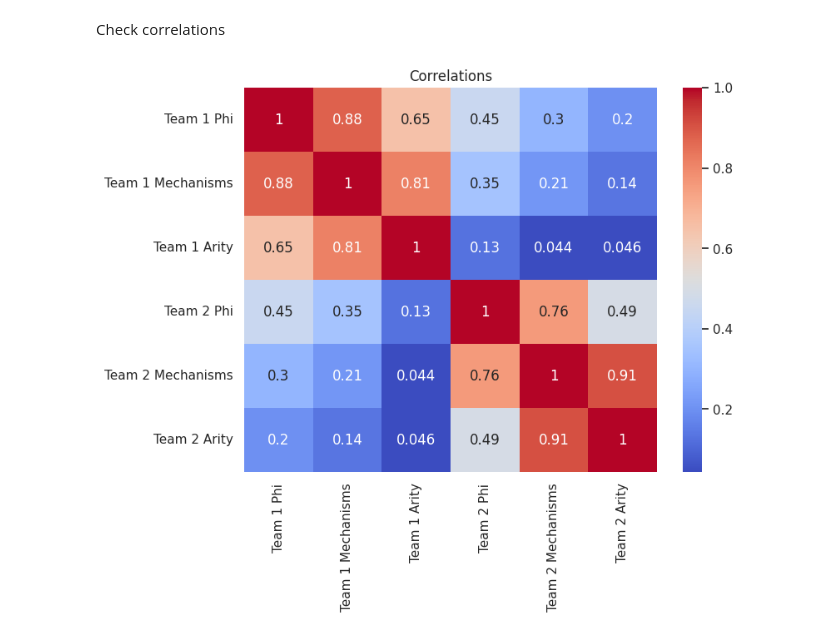
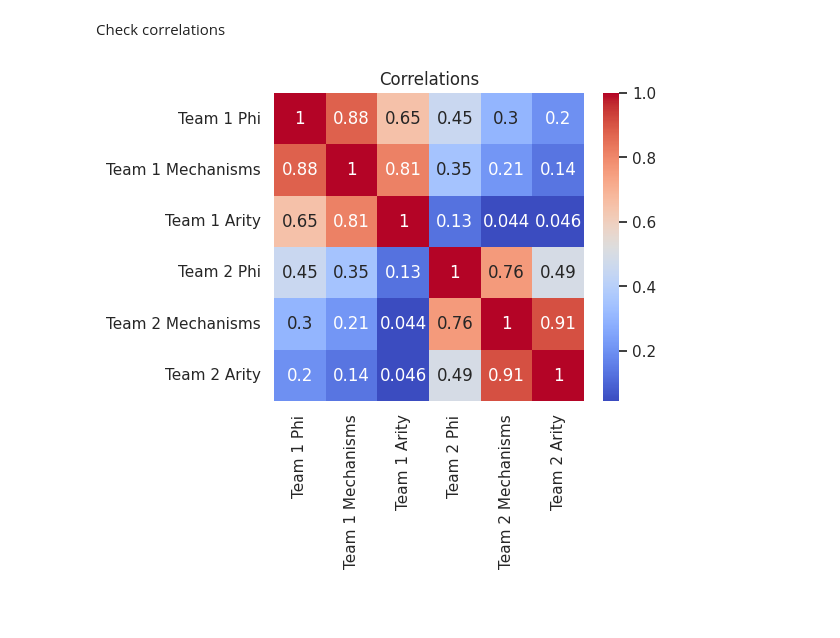
Before and after one commit to dralvima/IITmethods, a Jupyter notebook: Both_Teams_Soccer_PHI_state_timeseries_w_mechanisms.ipynb, the cells around one changed output. Saved outputs shown, nothing was run; the diff lists cells and outputs as text; code cells hidden in the pictures; blank space fills up the shorter version.

```diff
--- a/Both_Teams_Soccer_PHI_state_timeseries_w_mechanisms.ipynb
+++ b/Both_Teams_Soccer_PHI_state_timeseries_w_mechanisms.ipynb
@@ -465,20 +465,20 @@ team2_phi_mechanisms = team2_phi_results[4]
 team2_phi_states = team2_phi_results[1]
 
 team1_state_to_index = {tuple(state): index for index, state in enumerate(team1_phi_states)}
-team2_state_to_index = {tuple(state): index for index, state in enumerate(team1_phi_states)}
+team2_state_to_index = {tuple(state): index for index, state in enumerate(team2_phi_states)}
 
 # Function to determine the highest order of mechanism
 def highest_order(mechanisms):
     return max(len(m) for m in mechanisms) if mechanisms else 0
 
 # Map the number of mechanisms and their highest orders to the original time series
-team1_mechanism_counts = [len(team1_phi_mechanisms[state_to_index[tuple(state)]]) for state in team1_selected_players_data.T]
-team1_highest_orders = [highest_order(team1_phi_mechanisms[state_to_index[tuple(state)]]) for state in team1_selected_players_data.T]
-team2_mechanism_counts = [len(team2_phi_mechanisms[state_to_index[tuple(state)]]) for state in team2_selected_players_data.T]
-team2_highest_orders = [highest_order(team2_phi_mechanisms[state_to_index[tuple(state)]]) for state in team2_selected_players_data.T]
+team1_mechanism_counts = [len(team1_phi_mechanisms[team1_state_to_index[tuple(state)]]) for state in team1_selected_players_data.T]
+team1_highest_orders = [highest_order(team1_phi_mechanisms[team1_state_to_index[tuple(state)]]) for state in team1_selected_players_data.T]
+team2_mechanism_counts = [len(team2_phi_mechanisms[team2_state_to_index[tuple(state)]]) for state in team2_selected_players_data.T]
+team2_highest_orders = [highest_order(team2_phi_mechanisms[team2_state_to_index[tuple(state)]]) for state in team2_selected_players_data.T]
 
 # Maximum order among all mechanisms
-max_order = max(highest_orders)
+max_order = max(team1_highest_orders)
 
 # Define a custom colormap
 colors = ['lightblue', 'lightgreen', 'lightyellow', 'lightpink']  # For orders 1, 2, 3, ...
@@ -542,32 +542,32 @@ team1_moving_avg_phi = team1_moving_avg_phi[:team1_min_length]
 team1_moving_avg_mechanism_counts = team1_moving_avg_mechanism_counts[:team1_min_length]
 team1_moving_avg_highest_orders = team1_moving_avg_highest_orders[:team1_min_length]
 
 # Team2
 team2_moving_avg_phi = team2_moving_avg
 team2_min_length = min(len(team2_moving_avg_phi), len(team2_moving_avg_mechanism_counts), len(team2_moving_avg_highest_orders))
 team2_moving_avg_phi = team2_moving_avg_phi[:team1_min_length]
 team2_moving_avg_mechanism_counts = team2_moving_avg_mechanism_counts[:team2_min_length]
 team2_moving_avg_highest_orders = team2_moving_avg_highest_orders[:team2_min_length]
 
 # Concatenating the data for both teams
 combined_data = np.array([
     team1_moving_avg_phi,
     team1_moving_avg_mechanism_counts,
     team1_moving_avg_highest_orders,
     team2_moving_avg_phi,
     team2_moving_avg_mechanism_counts,
     team2_moving_avg_highest_orders
 ])
 
 # Compute the correlation matrix for the combined data
 correlation_matrix = np.corrcoef(combined_data)
 
 # Plotting the correlation matrix
-plt.figure(figsize=(8, 6)) # Adjust size as needed
+plt.figure(figsize=(5, 4)) # Adjust size as needed
 sns.heatmap(correlation_matrix, annot=True, cmap='coolwarm',
             xticklabels=['Team 1 Phi', 'Team 1 Mechanisms', 'Team 1 Arity', 'Team 2 Phi', 'Team 2 Mechanisms', 'Team 2 Arity'],
             yticklabels=['Team 1 Phi', 'Team 1 Mechanisms', 'Team 1 Arity', 'Team 2 Phi', 'Team 2 Mechanisms', 'Team 2 Arity'])
 plt.title('Correlations')
 plt.show()
 # %% [output]
-[figure, old version]
+[figure, new version]
```
